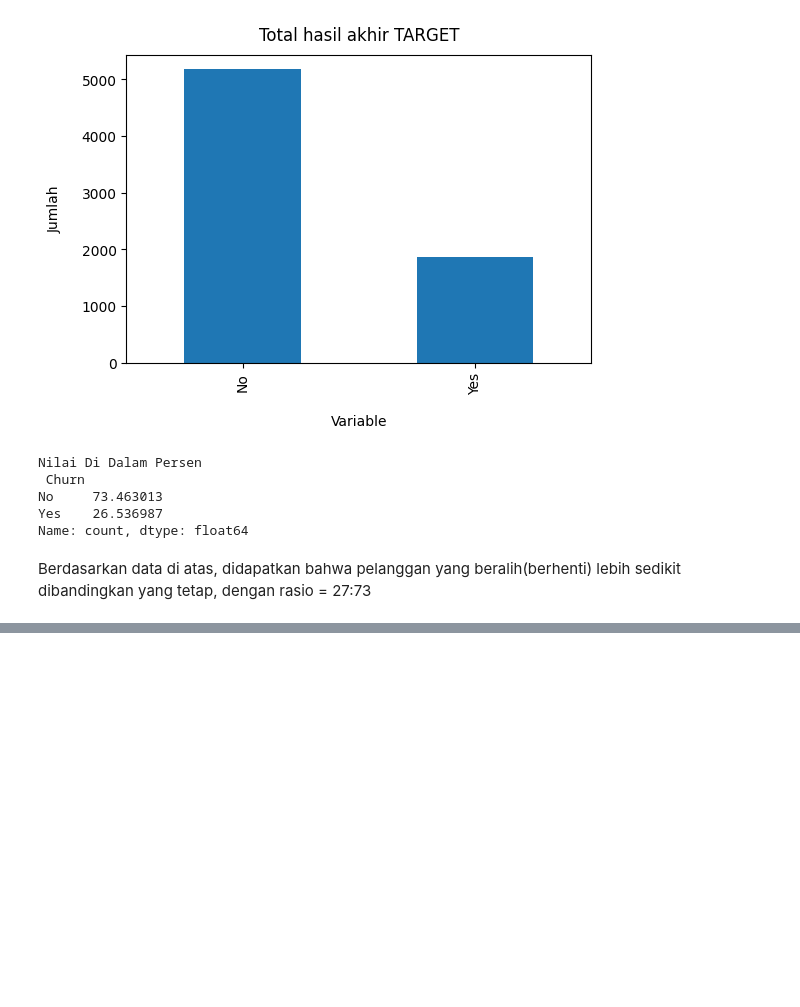
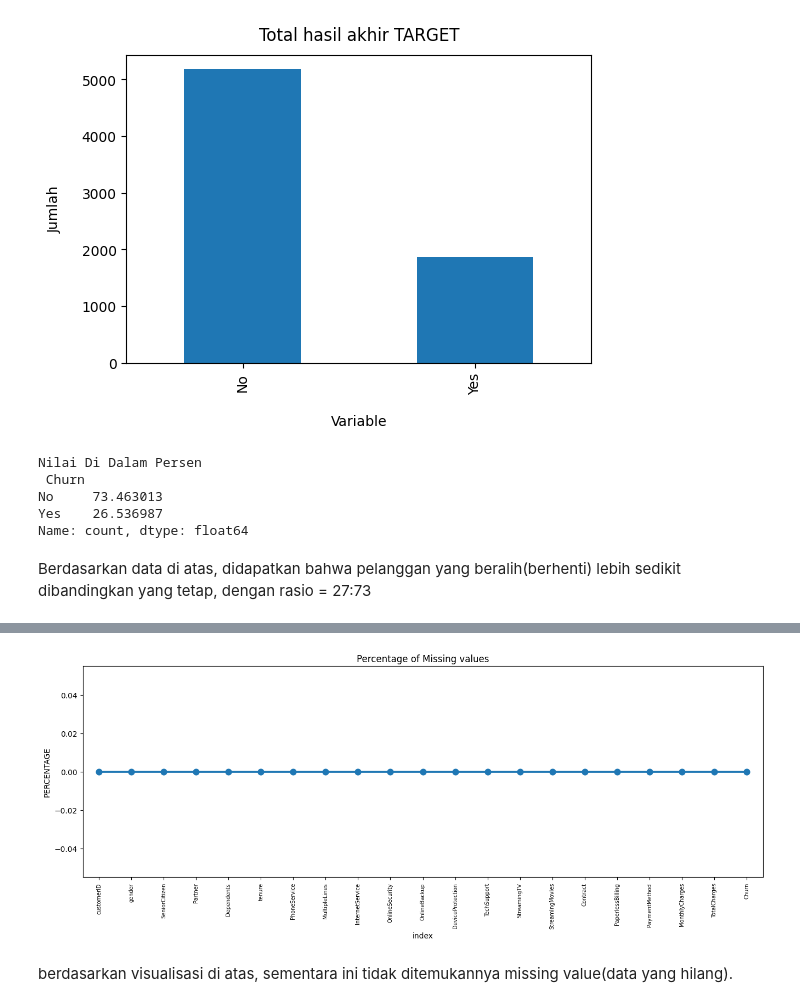
Before and after one commit to cevinpratama/MachineLearning, a Jupyter notebook: Classification/Churn_analysis/main.ipynb, the cells around one changed output, grey strips where cells are left out. Saved outputs shown, nothing was run; the diff lists cells and outputs as text; code cells hidden in the pictures; blank space fills up the shorter version.

Commit message:
feat(main): check missing value

```diff
--- a/Classification/Churn_analysis/main.ipynb
+++ b/Classification/Churn_analysis/main.ipynb
@@ -113,0 +137,12 @@ Berdasarkan data di atas, didapatkan bahwa pelanggan yang beralih(berhenti) lebi
+# %%
+missing = pd.DataFrame((df.isnull().sum())*100/df.shape[0]).reset_index()
+plt.figure(figsize=(16,5))
+ax = sns.pointplot(x='index',y=0,data=missing)
+plt.xticks(rotation =90,fontsize =7)
+plt.title("Percentage of Missing values")
+plt.ylabel("PERCENTAGE")
+plt.show()
+# %% [output]
+[figure, added]
+# %% [markdown]
+berdasarkan visualisasi di atas, sementara ini tidak ditemukannya missing value(data yang hilang).
```
Also changed, not shown: parts of 1 cell of this notebook.
